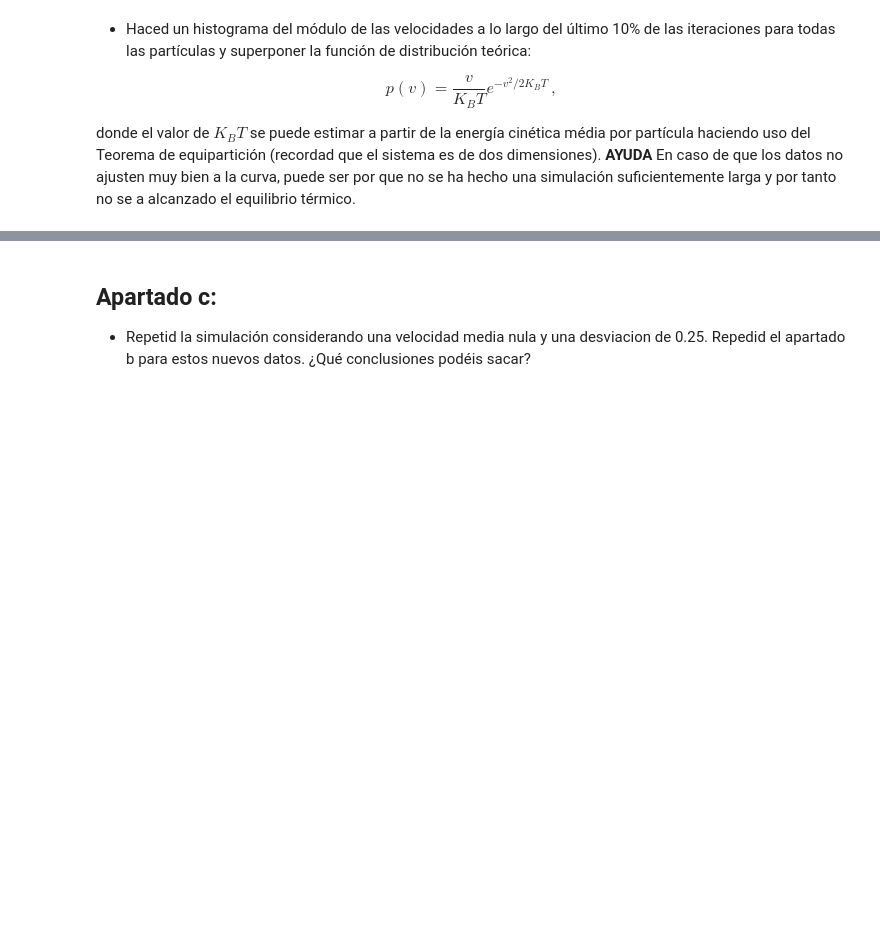
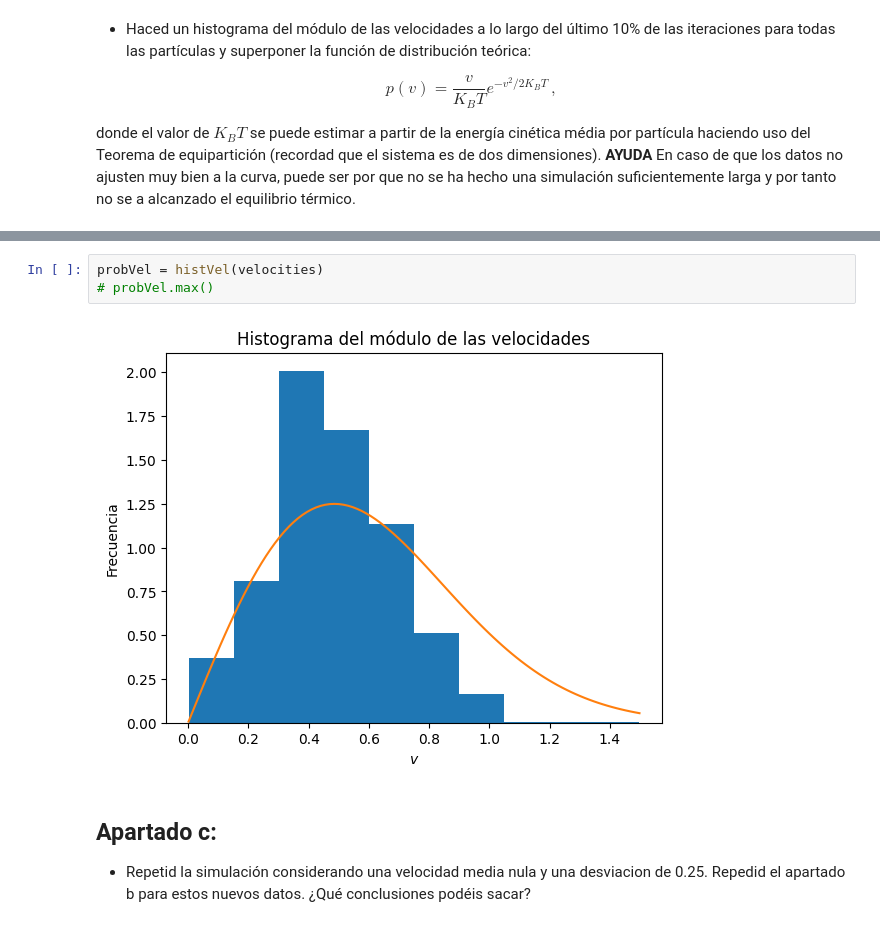
Before and after one commit to guillediaaazz/fiscomp-practices, a Jupyter notebook: P2/L-J-enunciados.ipynb, the cells around one changed output, grey strips where cells are left out. Saved outputs shown, nothing was run; the diff lists cells and outputs as text; blank space fills up the shorter version.

```diff
--- a/P2/L-J-enunciados.ipynb
+++ b/P2/L-J-enunciados.ipynb
@@ -310,3 +436,8 @@ donde el valor de $K_BT$ se puede estimar a partir de la energía cinética méd
+# %%
+probVel = histVel(velocities)
+# probVel.max()
+# %% [output]
+[figure, added]
 # %% [markdown]
 ## Apartado c:
 
```
Also changed, not shown: parts of 12 cells of this notebook, 3 other files.
